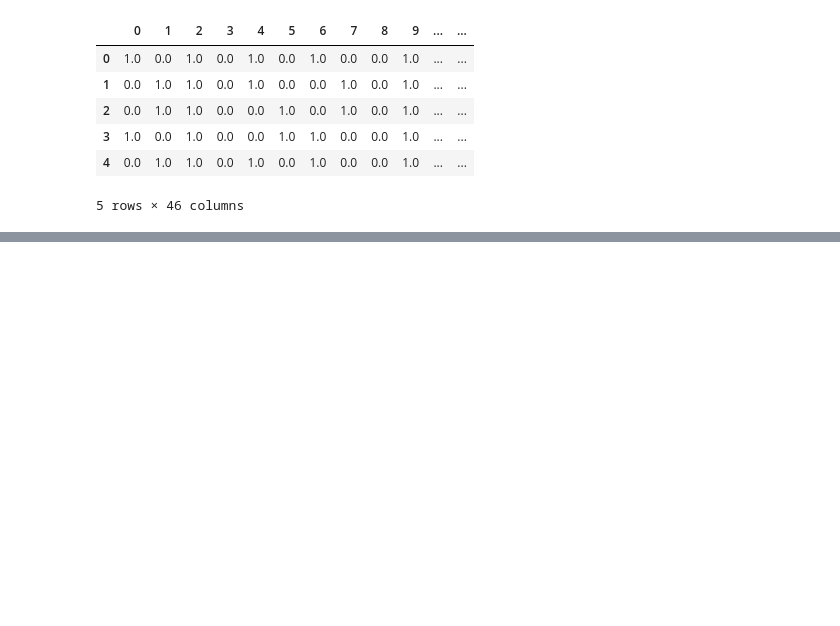
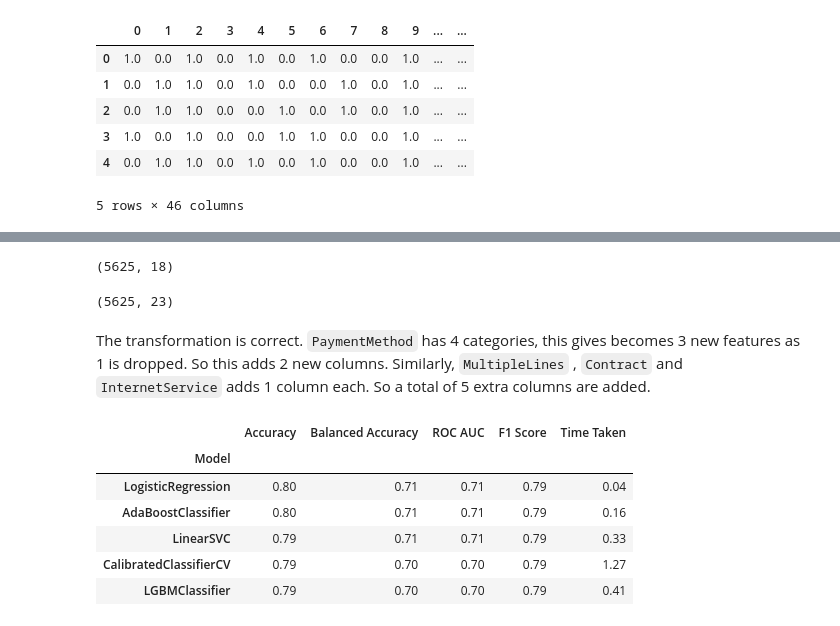
Before and after one commit to ge0rgeth0mas/telco-customer-churn, a Jupyter notebook: telco_customer_churn/modeling/model_feature_selection.ipynb, the cells around one changed output, grey strips where cells are left out. Cells and saved outputs as stored; diff of their text form; code cells hidden in the pictures; blank space fills up the shorter version.

```diff
--- a/telco_customer_churn/modeling/model_feature_selection.ipynb
+++ b/telco_customer_churn/modeling/model_feature_selection.ipynb
@@ -111,0 +215,5 @@ X_train_OH.head()
+# %%
+cat_columns1 = ['gender', 'PaymentMethod', 'MultipleLines', 'Contract'] # We can drop the first column for these features
+cat_columns2 = cat_columns.drop(cat_columns1) #All these features have a 'No' value which we can target and make 0
+# %%
+drop_no = ['No'] * len(cat_columns2)
@@ -111,0 +243,35 @@ X_train_OH.head()
+# %%
+transformer = [('OH1', OneHotEncoder(sparse_output=False, drop='first'), cat_columns1), # One-Hot Encode and drop first column
+               ('OH2', OneHotEncoder(sparse_output=False, drop=drop_no), cat_columns2), # One-Hot Encode and drop 'No' value features
+               ('scaler', MinMaxScaler(), num_columns)] # Scale Numerical columns to lie between 0 and 1
+preprocessor = ColumnTransformer(transformer)
+
+X_train_OH2 = preprocessor.fit_transform(X_train2)
+X_test_OH2 = preprocessor.transform(X_test2)
+
+X_train_OH2 = pd.DataFrame(X_train_OH2)
+X_test_OH2 = pd.DataFrame(X_test_OH2)
+# %%
+X_train2.shape
+# %% [output]
+(5625, 18)
+# %%
+X_train_OH2.shape
+# %% [output]
+(5625, 23)
+# %% [markdown]
+The transformation is correct. `PaymentMethod` has 4 categories, this gives becomes 3 new features as 1 is dropped. So this adds 2 new columns. Similarly, `MultipleLines` , `Contract` and `InternetService` adds 1 column each. So a total of 5 extra columns are added.
+# %%
+lz_clf2 = LazyClassifier()
+
+models2, predictions2 = lz_clf2.fit(X_train_OH2, X_test_OH2, y_train2, y_test2)
+# %%
+models2.sort_values(by='F1 Score', ascending=False)[:5]
+# %% [output]
+|  | Accuracy | Balanced Accuracy | ROC AUC | F1 Score | Time Taken |
+| Model |  |  |  |  |  |
+| LogisticRegression | 0.80 | 0.71 | 0.71 | 0.79 | 0.04 |
+| AdaBoostClassifier | 0.80 | 0.71 | 0.71 | 0.79 | 0.16 |
+| LinearSVC | 0.79 | 0.71 | 0.71 | 0.79 | 0.33 |
+| CalibratedClassifierCV | 0.79 | 0.70 | 0.70 | 0.79 | 1.27 |
+| LGBMClassifier | 0.79 | 0.70 | 0.70 | 0.79 | 0.41 |
```
Also changed, not shown: parts of 31 cells of this notebook, 1 other file.
